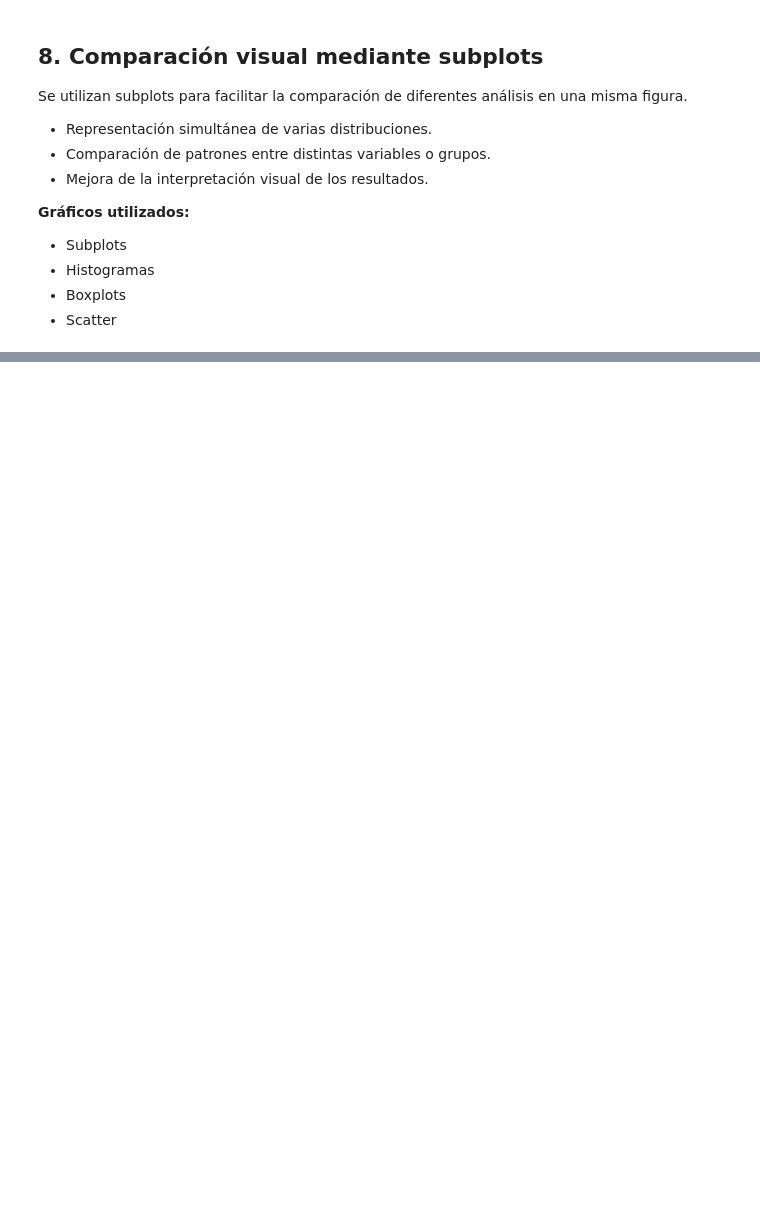
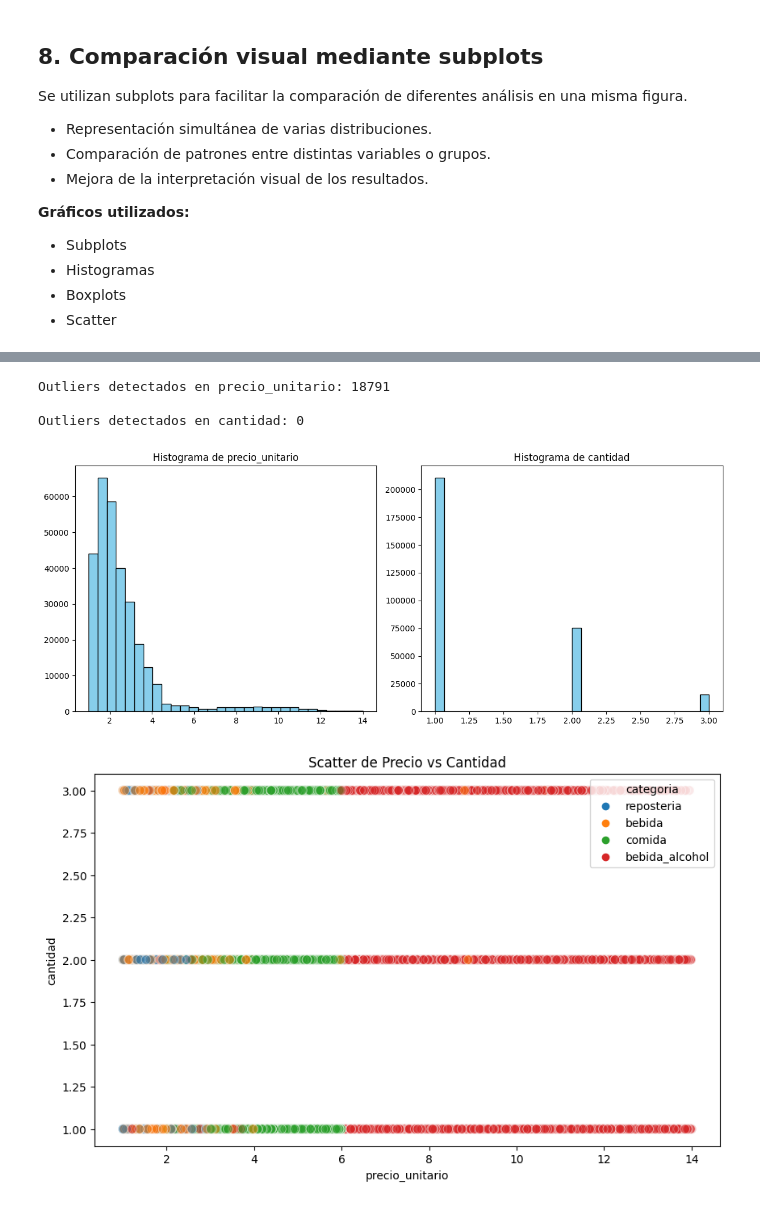
Before and after one commit to IbaiGarcia13/RETO2-G2-Cafeteria, a Jupyter notebook: RETO/RETO.ipynb, the cells around one changed output, grey strips where cells are left out. Drawn from its saved outputs; the diff is of its cells as text; code cells hidden in the pictures; blank space fills up the shorter version.

```diff
--- a/RETO/RETO.ipynb
+++ b/RETO/RETO.ipynb
@@ -358,0 +391,44 @@ plt.show()
+# %%
+# Variables relevantes
+variables = ['precio_unitario', 'cantidad']
+
+# Diccionario para guardar outliers
+outliers_dict = {}
+
+for var in variables:
+    Q1 = df[var].quantile(0.25)
+    Q3 = df[var].quantile(0.75)
+    IQR = Q3 - Q1
+    lower_bound = Q1 - 1.5*IQR
+    upper_bound = Q3 + 1.5*IQR
+
+    # Filtramos los outliers
+    outliers = df[(df[var] < lower_bound) | (df[var] > upper_bound)]
+    outliers_dict[var] = outliers
+
+    print(f"\nOutliers detectados en {var}: {len(outliers)}")
+# %% [output]
+Outliers detectados en precio_unitario: 18791
+
+Outliers detectados en cantidad: 0
+# %%
+import matplotlib.pyplot as plt
+import seaborn as sns
+
+# Histogramas
+plt.figure(figsize=(12,5))
+for i, var in enumerate(variables):
+    plt.subplot(1, 2, i+1)
+    plt.hist(df[var], bins=30, color='skyblue', edgecolor='black')
+    plt.title(f'Histograma de {var}')
+plt.tight_layout()
+plt.show()
+
+# Scatter de precio vs cantidad con outliers destacados
+plt.figure(figsize=(10,6))
+sns.scatterplot(data=df, x='precio_unitario', y='cantidad', hue='categoria', alpha=0.5, s=70)
+plt.title('Scatter de Precio vs Cantidad')
+plt.show()
+# %% [output]
+[figure, added]
+[figure, added]
```
Also changed, not shown: parts of 14 cells of this notebook.
